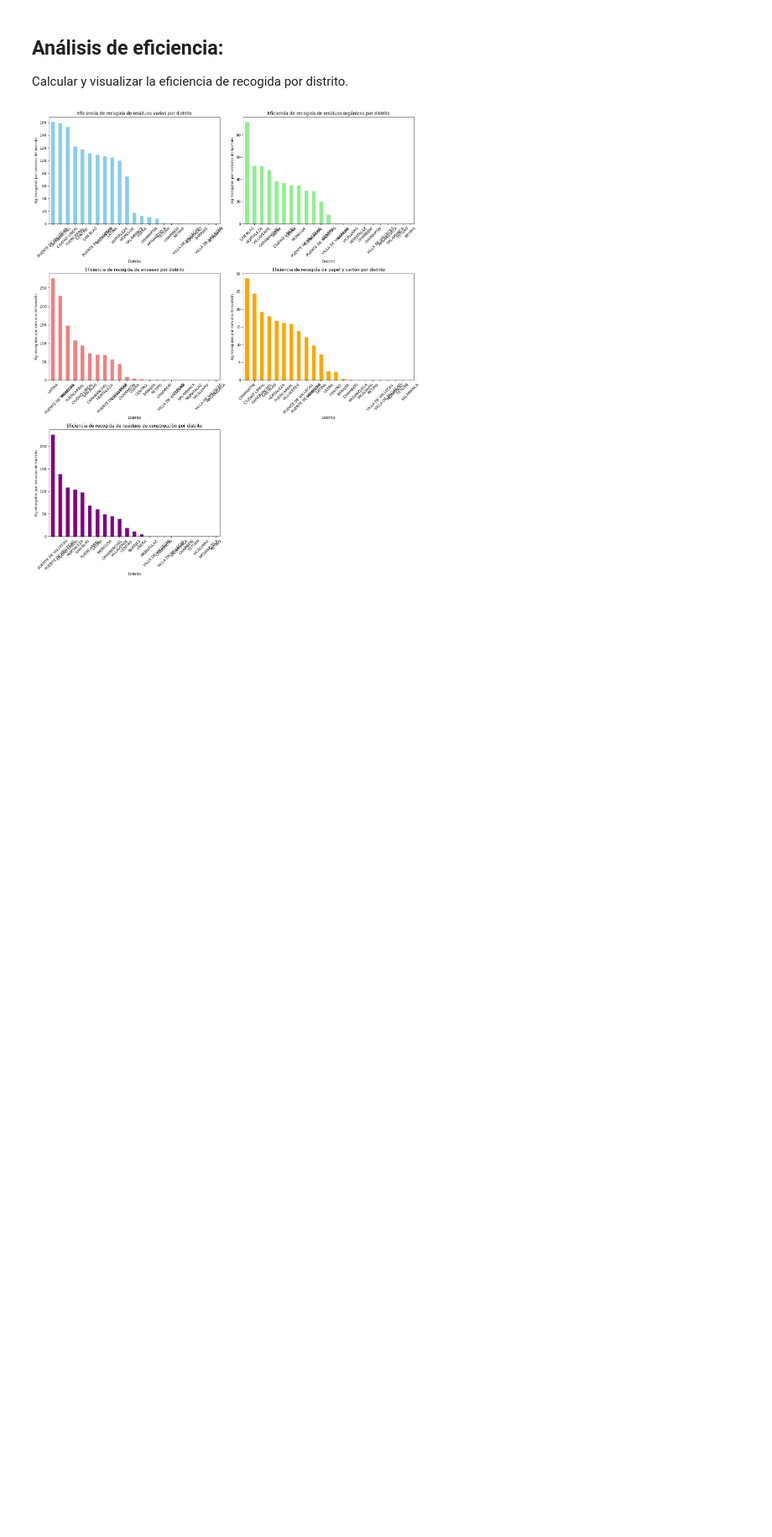
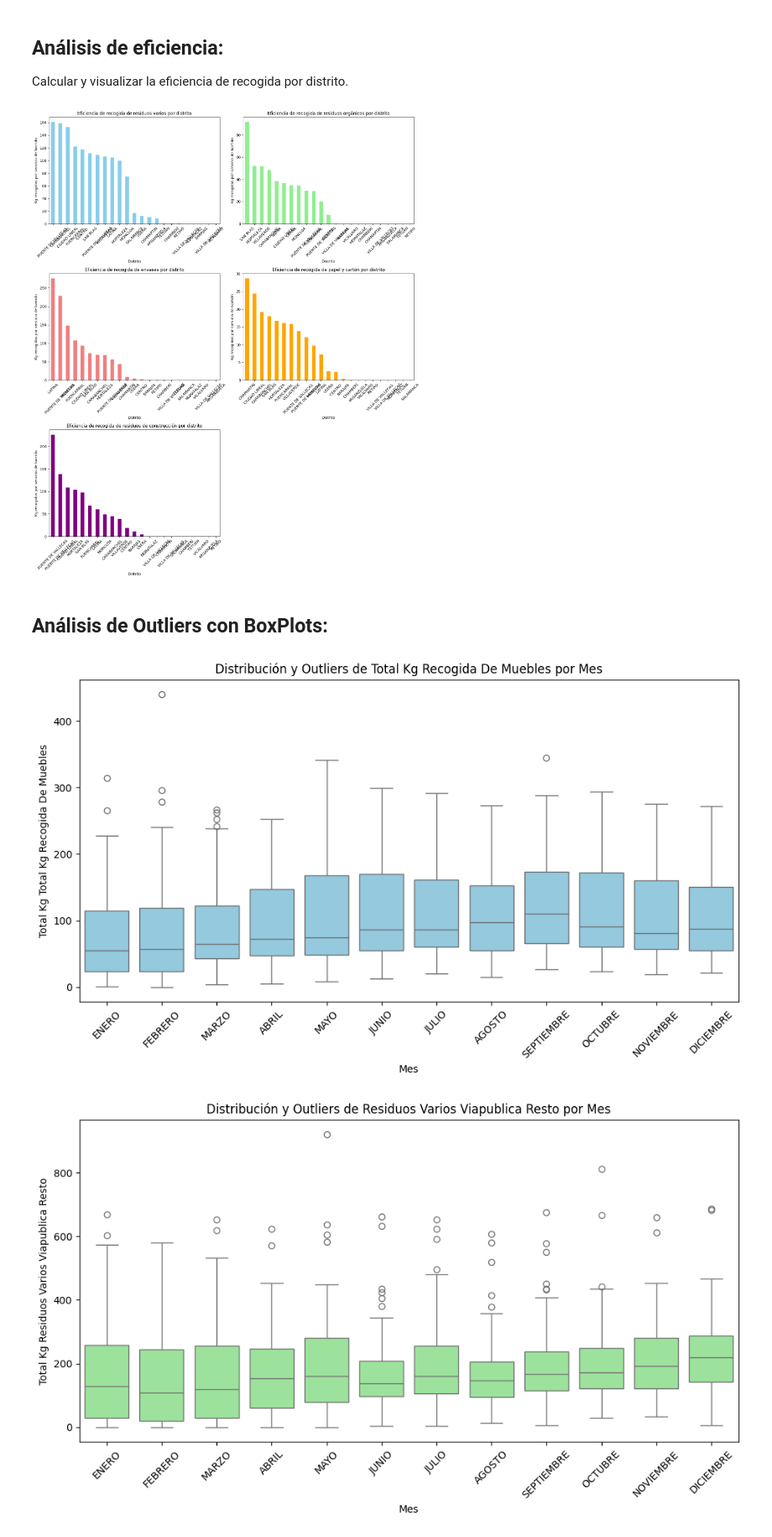
Before and after one commit to borcdc/proyecto_final_smartwaste, a Jupyter notebook: ProyectoFinal_SmartWaste.ipynb, the cells around one changed output. Shown at 84% size. Drawn from its saved outputs; the diff is of its cells as text; code cells hidden in the pictures; blank space fills up the shorter version.

```diff
--- a/ProyectoFinal_SmartWaste.ipynb
+++ b/ProyectoFinal_SmartWaste.ipynb
@@ -464,3 +464,21 @@ plt.tight_layout()
 plt.show()
 # %% [output]
 [figure]
+# %% [markdown]
+## Análisis de Outliers con BoxPlots:
+# %%
+categorias = ['total_kg_recogida_de_muebles', 'residuos_varios_viapublica_resto', 'envases', 'papel_y_cartón', 'varios_residuos_de_construcción_y_demolición']
+colores = ['skyblue', 'lightgreen', 'lightcoral', 'orange', 'purple']
+
+for categoria, color in zip(categorias, colores):
+    plt.figure(figsize=(10, 6))
+    sns.boxplot(data=df_combined, x='mes', y=categoria, color=color)
+    plt.title(f'Distribución y Outliers de {categoria.replace("_", " ").title()} por Mes')
+    plt.xlabel('Mes')
+    plt.ylabel(f'Total Kg {categoria.replace("_", " ").title()}')
+    plt.xticks(rotation=45)
+    plt.tight_layout()
+    plt.show()
+# %% [output]
+[figure, added]
+[figure, added]
```
Also changed, not shown: parts of 2 cells of this notebook.
